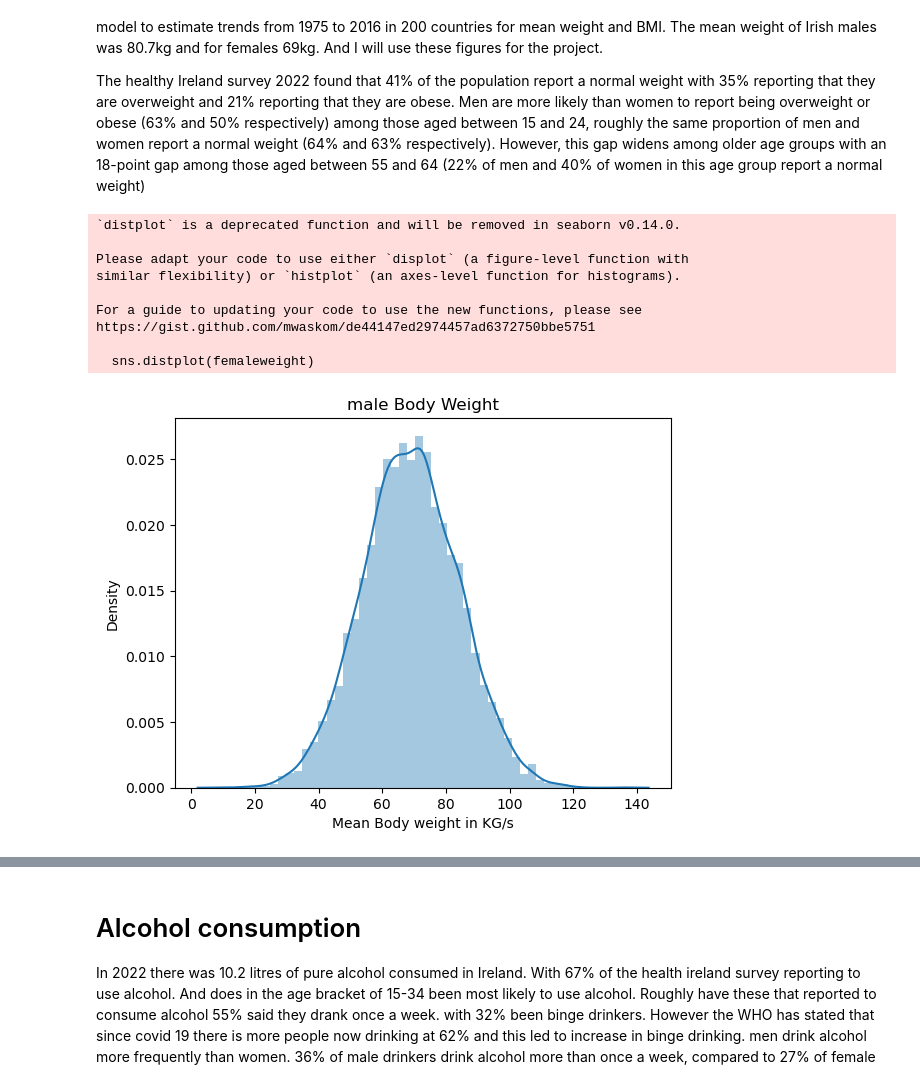
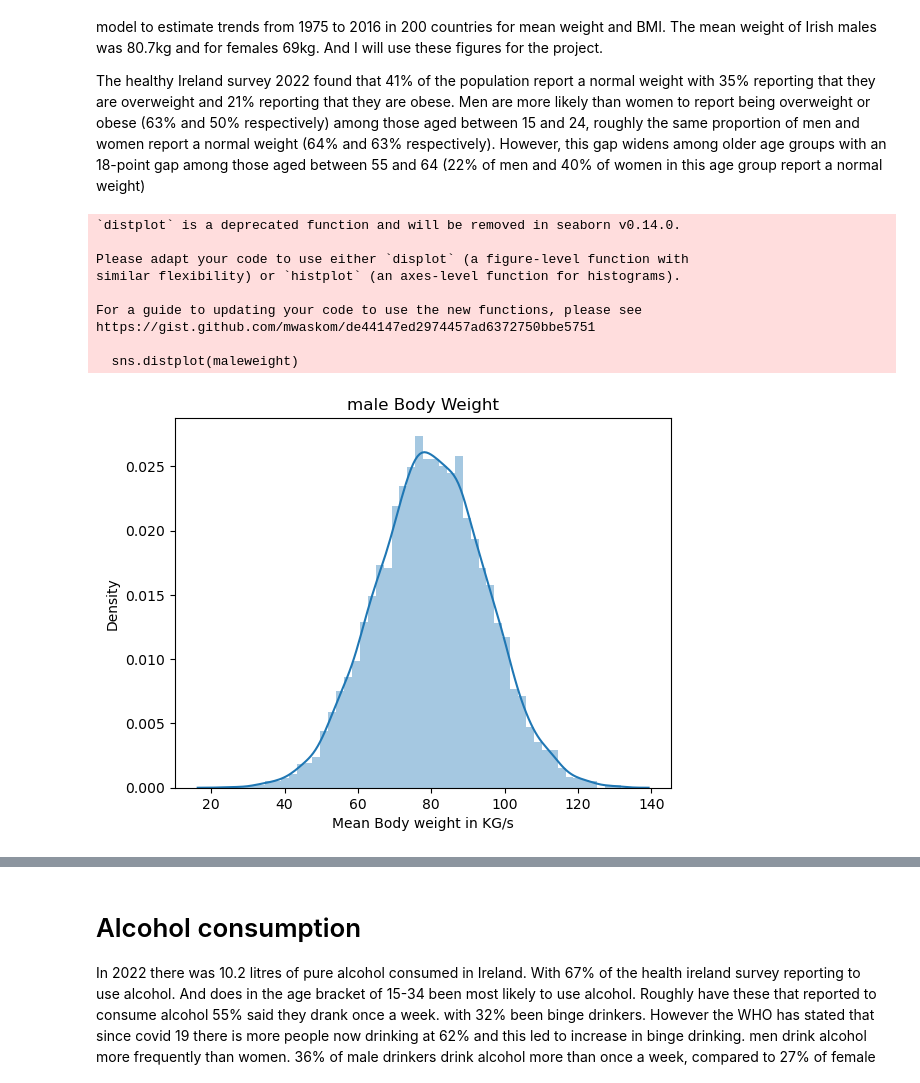
Before and after one commit to keithmmc/PDA1, a Jupyter notebook: PDA1.ipynb, the cells around one changed output, grey strips where cells are left out. Cells and saved outputs as stored; diff of their text form; code cells hidden in the pictures.

```diff
--- a/PDA1.ipynb
+++ b/PDA1.ipynb
@@ -251,21 +251,21 @@ The NCD Risk Factor Collaboration study is a landmark description of the progres
 The healthy Ireland survey 2022 found that 41% of the population report a normal weight with 35% reporting that they are overweight and 21% reporting that they are obese. Men are more likely than women to report being overweight or obese (63% and 50% respectively) among those aged between 15 and 24, roughly the same proportion of men and women report a normal weight (64% and 63% respectively). However, this gap widens among older age groups with an 18-point gap among those aged between 55 and 64 (22% of men and 40% of women in this age group report a normal weight)
 # %%
 maleweight = pd.DataFrame(np.random.normal(80, 15, 7500))  # male: mean is 80.7 and standard deviation 15
-sns.distplot(femaleweight)
+sns.distplot(maleweight)
 plt.title('male Body Weight')
 plt.xlabel('Mean Body weight in KG/s')
 plt.show()
 maleweight.columns = ['Weight']
 # %% [output]
 `distplot` is a deprecated function and will be removed in seaborn v0.14.0.
 
 Please adapt your code to use either `displot` (a figure-level function with
 similar flexibility) or `histplot` (an axes-level function for histograms).
 
 For a guide to updating your code to use the new functions, please see
 https://gist.github.com/mwaskom/de44147ed2974457ad6372750bbe5751
 
-  sns.distplot(femaleweight)
+  sns.distplot(maleweight)
-[figure, old version]
+[figure, new version]
 # %%
 femaleweight = pd.DataFrame(np.random.normal(69, 15, 7500))  # male: mean is 80.7 and standard deviation 15
```
Also changed, not shown: parts of 18 cells of this notebook.
